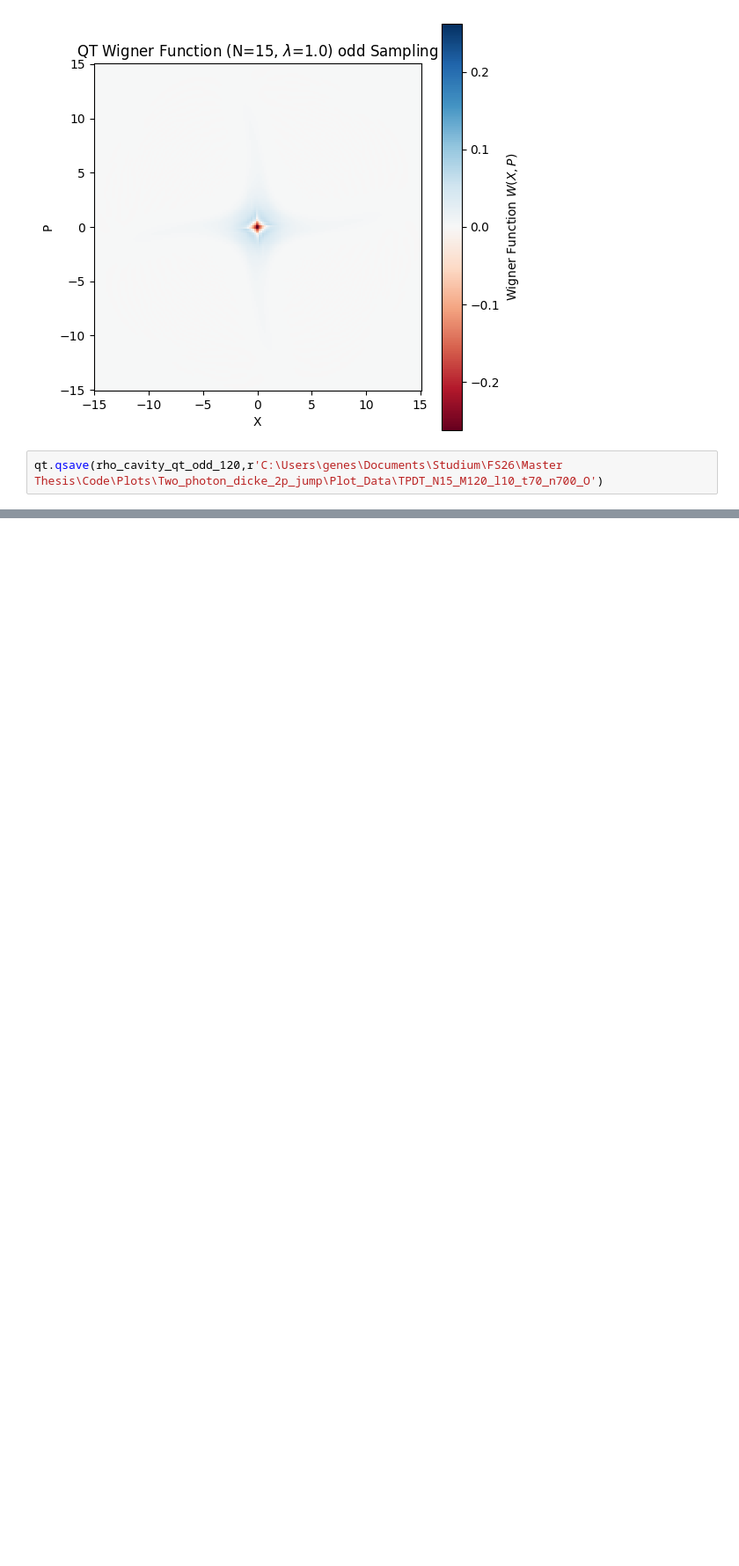
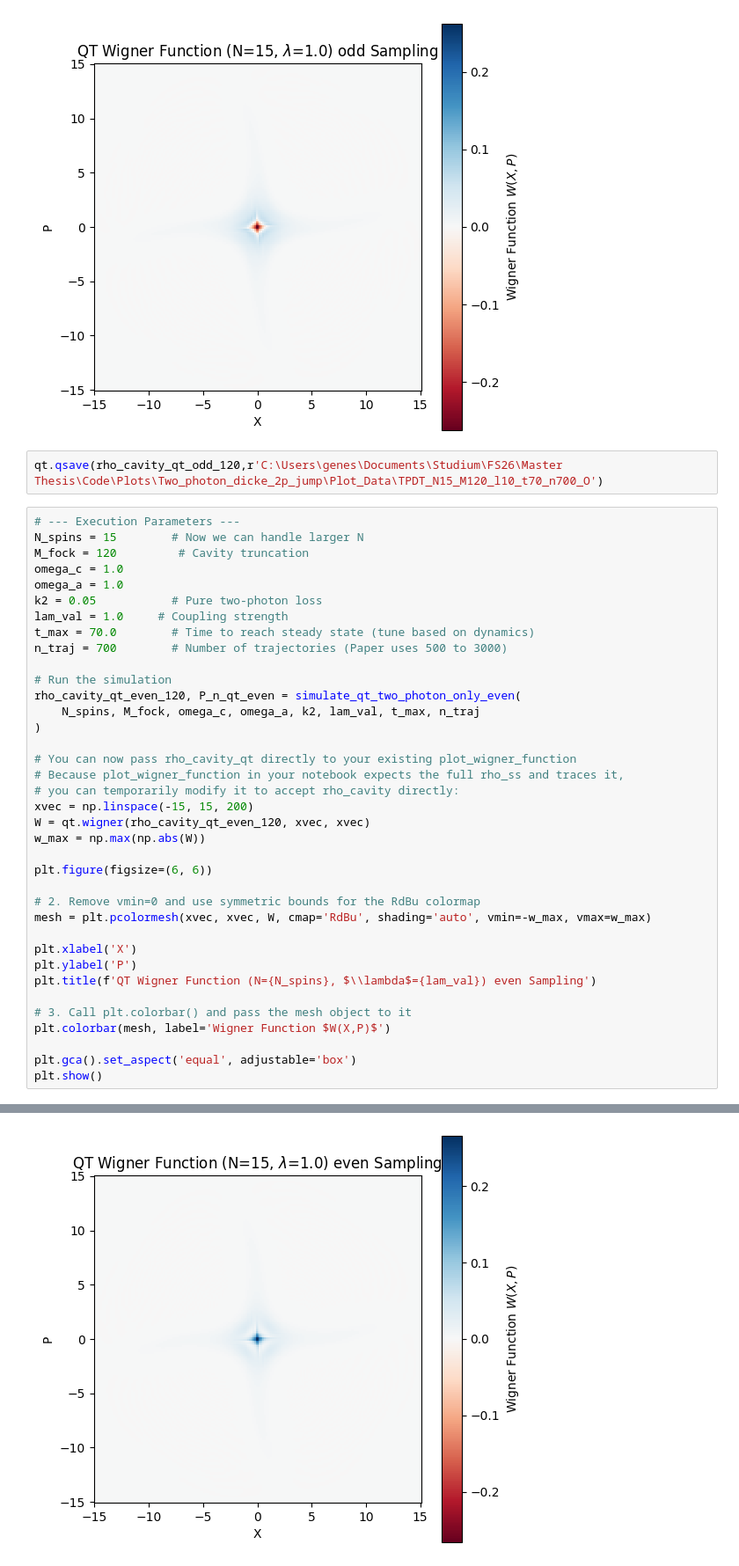
Before and after one commit to IronicOwl/MasterThesisShenanigans, a Jupyter notebook: Lindbladt/Coherence_resolvedTpDt.ipynb, the cells around one changed output, grey strips where cells are left out. Shown at 88% size. Saved outputs shown, nothing was run; the diff lists cells and outputs as text; blank space fills up the shorter version.

Commit message:
more plots

```diff
--- a/Lindbladt/Coherence_resolvedTpDt.ipynb
+++ b/Lindbladt/Coherence_resolvedTpDt.ipynb
@@ -635,3 +635,41 @@ Completed 700/700 trajectories
 [figure]
 # %%
 qt.qsave(rho_cavity_qt_odd_120,r'C:\Users\genes\Documents\Studium\FS26\Master Thesis\Code\Plots\Two_photon_dicke_2p_jump\Plot_Data\TPDT_N15_M120_l10_t70_n700_O')
+# %%
+# --- Execution Parameters ---
+N_spins = 15        # Now we can handle larger N
+M_fock = 120         # Cavity truncation
+omega_c = 1.0
+omega_a = 1.0
+k2 = 0.05           # Pure two-photon loss
+lam_val = 1.0     # Coupling strength
+t_max = 70.0        # Time to reach steady state (tune based on dynamics)
+n_traj = 700        # Number of trajectories (Paper uses 500 to 3000)
+
+# Run the simulation
+rho_cavity_qt_even_120, P_n_qt_even = simulate_qt_two_photon_only_even(
+    N_spins, M_fock, omega_c, omega_a, k2, lam_val, t_max, n_traj
+)
+
+# You can now pass rho_cavity_qt directly to your existing plot_wigner_function
+# Because plot_wigner_function in your notebook expects the full rho_ss and traces it,
+# you can temporarily modify it to accept rho_cavity directly:
+xvec = np.linspace(-15, 15, 200)
+W = qt.wigner(rho_cavity_qt_even_120, xvec, xvec)
+w_max = np.max(np.abs(W))
+
+plt.figure(figsize=(6, 6))
+
+# 2. Remove vmin=0 and use symmetric bounds for the RdBu colormap
+mesh = plt.pcolormesh(xvec, xvec, W, cmap='RdBu', shading='auto', vmin=-w_max, vmax=w_max)
+
+plt.xlabel('X')
+plt.ylabel('P')
+plt.title(f'QT Wigner Function (N={N_spins}, $\\lambda$={lam_val}) even Sampling')
+
+# 3. Call plt.colorbar() and pass the mesh object to it
+plt.colorbar(mesh, label='Wigner Function $W(X,P)$')
+
+plt.gca().set_aspect('equal', adjustable='box')
+plt.show()
+# %% [output]
@@ -637,0 +693 @@ qt.qsave(rho_cavity_qt_odd_120,r'C:\Users\genes\Documents\Studium\FS26\Master Th
+[figure, added]
```
Also changed, not shown: parts of 4 cells of this notebook, 13 other files.
